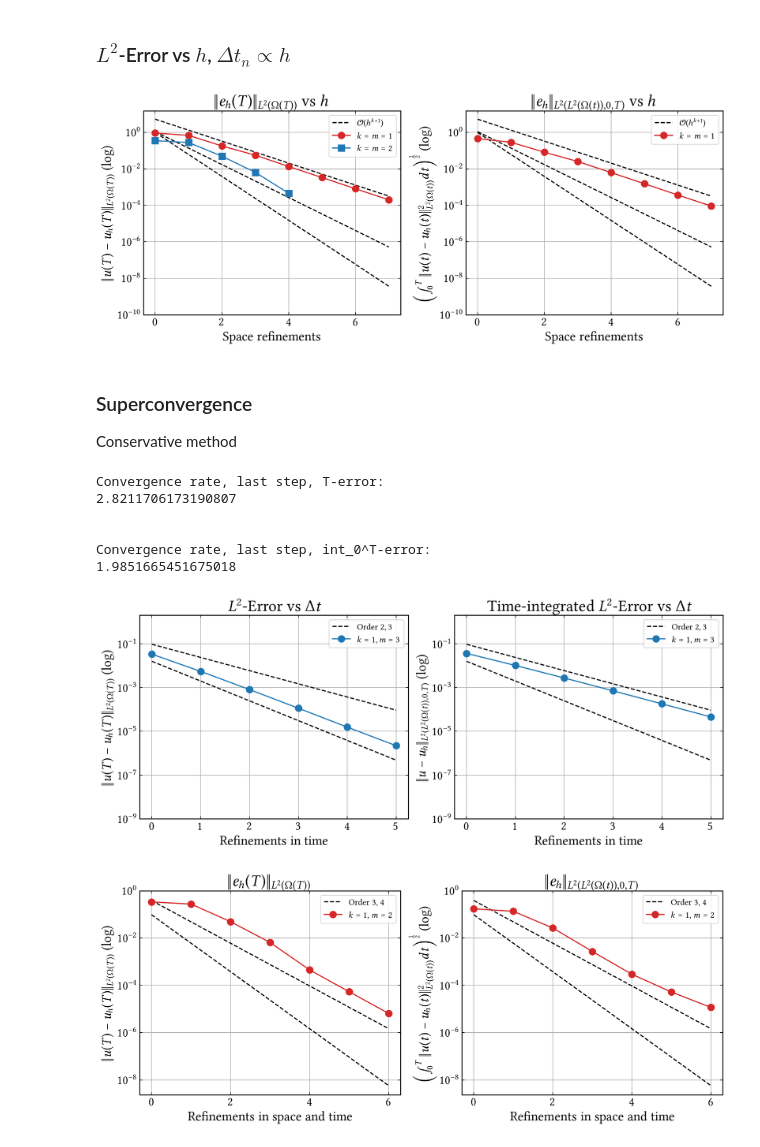
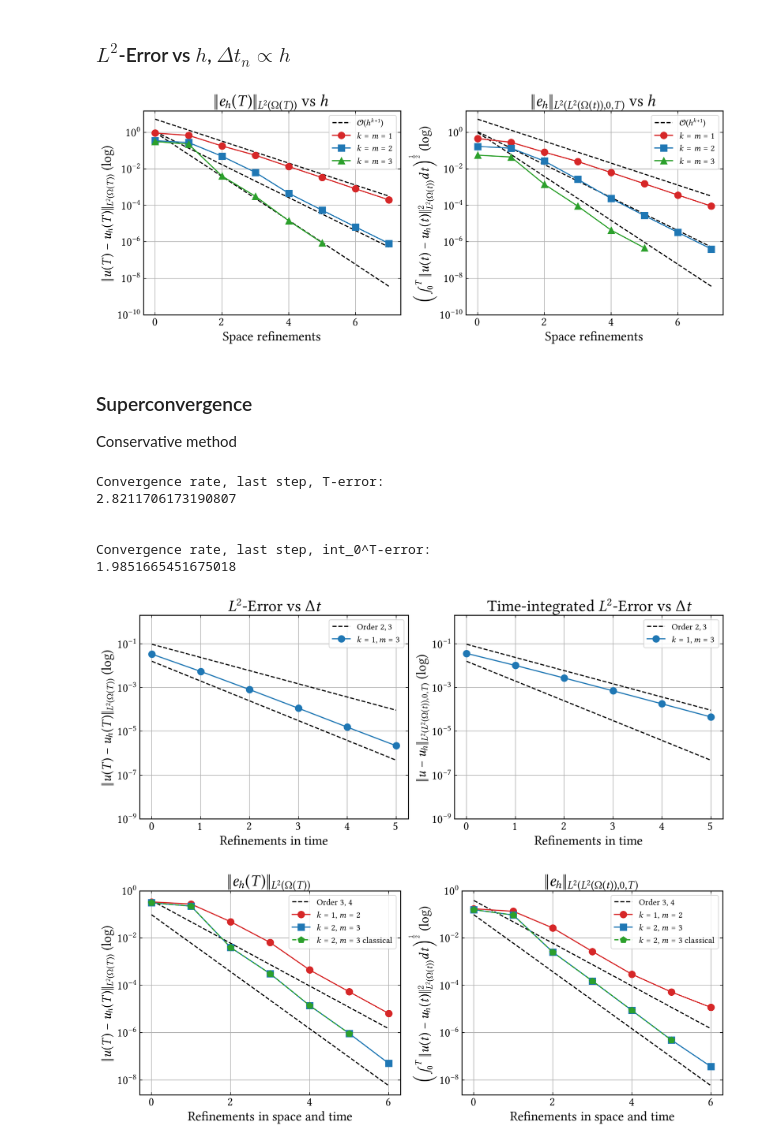
Before and after one commit to CutFEM/CutFEM-Library, a Jupyter notebook: notebook/convection_diffusion/kite.ipynb, the cells around one changed output. Drawn from its saved outputs; the diff is of its cells as text; code cells hidden in the pictures.

```diff
--- a/notebook/convection_diffusion/kite.ipynb
+++ b/notebook/convection_diffusion/kite.ipynb
@@ -80,16 +80,14 @@ error_conservative_P1P1_fullstab_T = [0.4582848214356584, 0.2856321446808385, 0.
 #error_classical_P1P1_macro =
 #error_conservative_P1P1_macro =
 
-
-### running on nine
-error_conservative_P2P2_fullstab = [0.3496442462945047, 0.2770147578588356, 0.04908378344162027, 0.006413251167785278, 0.0004576717349585079]
-#error_conservative_P2P2_fullstab_T = ### same
+error_conservative_P2P2_fullstab = [0.3496442462945067, 0.2770147578588354, 0.04908378344162034, 0.006413251167785013, 0.0004576717349585284, 5.429622963486653e-05, 6.579099193449326e-06, 8.169415114955786e-07]
+error_conservative_P2P2_fullstab_T = [0.1695454054592171, 0.1353596329033109, 0.02672786319383531, 0.002675553338593597, 0.0002373537442938859, 2.735960737724968e-05, 3.287539339430602e-06, 4.076673719933756e-07]
 
 # N = 9 in space and time, tau = 0.05
-#error_conservative_P3P3_fullstab = ### running on eight
+#error_conservative_P3P3_fullstab = ### running for 8 iterations on eight
 #error_conservative_P3P3_fullstab_T = ### same
-
-
+error_conservative_P3P3_fullstab = [0.3141849015999858, 0.2254248413911485, 0.004043646246458325, 0.0003154892853603781, 1.420536615053008e-05, 8.8924e-07]
+error_conservative_P3P3_fullstab_T = [0.05630564443765843, 0.0445709428814355, 0.001431549500903281, 9.07845289400755e-05, 4.377541191166081e-06, np.sqrt(2.14758e-13)]
 
 h = [0.9, 0.45, 0.225, 0.1125, 0.05625, 0.028125, 0.0140625, 0.00703125]
 dT = [0.25, 0.125, 0.0625, 0.03125, 0.015625, 0.0078125, 0.00390625, 0.001953125]
@@ -104,13 +102,12 @@ ax1.semilogy(ih, 1.5*np.power(h, 3), linestyle="--", color="black")
 ax1.semilogy(ih, 1.5*np.power(h, 4), linestyle="--", color="black")
 
 
-
-
 # ax1.loglog(h, 4.*np.power(h, 3), linestyle="--", color="black")
 # ax1.loglog(h, 4*np.power(h, 4),label=r"Order $3, 4$", linestyle="--", color="black")
 
 ax1.semilogy(ih, error_conservative_P1P1_fullstab, label= r"$k=m=1$", marker='o', markersize=9, linestyle="-", color="C3")
-ax1.semilogy(ih[:-3], error_conservative_P2P2_fullstab, label= r"$k=m=2$", marker='s', markersize=9, linestyle="-", color="C0")
+ax1.semilogy(ih, error_conservative_P2P2_fullstab, label= r"$k=m=2$", marker='s', markersize=9, linestyle="-", color="C0")
+ax1.semilogy(ih[:6], error_conservative_P3P3_fullstab, label= r"$k=m=3$", marker='^', markersize=9, linestyle="-", color="C2")
 
 #ax1.loglog(h, error_classical_P1P1, label= r"Non-conservative", marker='o', markersize=9, linestyle=(0, (5,7)), color="C3")
 
@@ -132,7 +129,8 @@ ax2.semilogy(ih, 1.5*np.power(h, 4), linestyle="--", color="black")
 # ax2.loglog(h, 4*np.power(h, 4),label=r"Order $3, 4$", linestyle="--", color="black")
 
 ax2.semilogy(ih, error_conservative_P1P1_fullstab_T, label= r"$k=m=1$", marker='o', markersize=9, linestyle="-", color="C3")
-#ax2.semilogy(ih, error_conservative_P2P2_fullstab_T, label= r"$k=m=2$", marker='s', markersize=9, linestyle="-", color="C0")
+ax2.semilogy(ih, error_conservative_P2P2_fullstab_T, label= r"$k=m=2$", marker='s', markersize=9, linestyle="-", color="C0")
+ax2.semilogy(ih[:6], error_conservative_P3P3_fullstab_T, label= r"$k=m=3$", marker='^', markersize=9, linestyle="-", color="C2")
 
 ax2.set_xticks([0, 2, 4, 6])
 ax2.set_yticks([1e-10, 1e-8, 1e-6, 1e-4, 1e-2, 1e0])
@@ -145,7 +143,7 @@ ax2.grid()
 fig.tight_layout()
 plt.show()
 # %% [output]
-[figure, old version]
+[figure, new version]
 # %% [markdown]
 ### Superconvergence
 Conservative method
@@ -185,7 +183,7 @@ Conservative method
 # m = 2k + 1
 
 
-# P1Poly x P3, h = 0.025, Nspace = 8, Ntime = 5 #### running on ross
+# P1Poly x P3, h = 0.025, Nspace = 8, Ntime = 5
 error_P1Poly = [0.0331589713159257, 0.005388076858008533, 0.0007993512830396838, 0.0001123917094427442, 1.543685409022662e-05, 2.184247365215758e-06]
 error_P1Poly_T = [0.03589802252522702, 0.01008813903000439, 0.002697192264315159, 0.0006998836379517722, 0.0001784750285205032, 4.507988334633133e-05]
 
@@ -249,14 +247,16 @@ plt.show()
 # tau = 0.05, T=0.5
 
 # Case kt = 1: Nspace = 6, Ntime = 5
-# Case kt = 2: Nspace = 8, Ntime = 7
-
 error_conservative_P1P2_fullstab = [0.3396851453378358, 0.2756543057662235, 0.0496269183269178, 0.006555460862581108, 0.0004546034620368424, 5.43146853907725e-05, 6.586216361909732e-06]
 error_conservative_P1P2_fullstab_T = [0.1737464056239169, 0.1361041939243647, 0.02688518512051311, 0.002734168794006753, 0.0002978288682752793, 5.274583756629536e-05, 1.179632128309616e-05]
 
-#error_conservative_P2P3_fullstab =
-#error_conservative_P2P3_fullstab_T =
+# Case kt = 2: Nspace = 8, Ntime = 7
+error_conservative_P2P3_fullstab = [0.3123795561369966, 0.2252312112535469, 0.004044974654120995, 0.0003153764750238567, 1.41904643751841e-05, 9.391911744873021e-07, 5.101954474656647e-08]
+error_conservative_P2P3_fullstab_T = [0.1596758510198282, 0.09445067656010181, 0.002564018934040176, 0.0001551391577753607, 8.831602729348992e-06, 4.940167015221187e-07, 3.723702249737132e-08]
 
+#### running on ross!!!!
+error_classical_P2P3_fullstab = [0.3123800273945472, 0.225231248265758, 0.004044976637693784, 0.0003153794557280313, 1.419045379683545e-05, 9.391894839819484e-07]
+error_classical_P2P3_fullstab_T = [0.1596778650280721, 0.09445061610482815, 0.002564027142674637, 0.0001551617565278939, 8.831208268447421e-06, 4.919578118752475e-07]
 
 
 it = np.arange(0,7)
@@ -271,39 +271,41 @@ fig, (ax1, ax2) = plt.subplots(1, 2, figsize=(12, 5))
 ax1.semilogy(it, 2.5e1*np.power(dt, 3), linestyle="--", color="black",label=r"Order $3$, $4$")
 ax1.semilogy(it, 2.5e1*np.power(dt, 4), linestyle="--", color="black")
 ax1.semilogy(it, error_conservative_P1P2_fullstab, label= r"$k=1$, $m=2$", marker='o', markersize=9, linestyle="-", color="C3")
-#ax1.semilogy(it, error_conservative_P2P3_fullstab, label= r"$k=2$, $m=3$", marker='s', markersize=9, linestyle="-", color="C0")
+ax1.semilogy(it, error_conservative_P2P3_fullstab, label= r"$k=2$, $m=3$", marker='s', markersize=9, linestyle="-", color="C0")
+ax1.semilogy(it[:-1], error_classical_P2P3_fullstab, label= r"$k=2$, $m=3$ classical", marker='p', markersize=9, linestyle="--", color="C2")
 
 ax1.set_xticks([0, 2, 4, 6])
 ax1.set_yticks([1e-8, 1e-6, 1e-4, 1e-2, 1e0])
 ax1.set_xlabel(r"Refinements in space and time")
 ax1.tick_params(axis='both', which='major')
 ax1.set_ylabel(r"$\|u(T)-u_h(T)\|_{L^2(\Omega(T))}$ (log)")
 ax1.set_title(r"$\|e_h(T)\|_{L^2(\Omega(T))}$")
 ax1.legend()
 ax1.grid()
 
 
 ax2.semilogy(it, 2.5e1*np.power(dt, 3), linestyle="--", color="black",label=r"Order $3$, $4$")
 ax2.semilogy(it, 2.5e1*np.power(dt, 4), linestyle="--", color="black")
 ax2.semilogy(it, error_conservative_P1P2_fullstab_T, label= r"$k=1$, $m=2$", marker='o', markersize=9, linestyle="-", color="C3")
-#ax2.semilogy(it, error_conservative_P2P3_fullstab, label= r"$k=2$, $m=3$", marker='s', markersize=9, linestyle="-", color="C0")
+ax2.semilogy(it, error_conservative_P2P3_fullstab_T, label= r"$k=2$, $m=3$", marker='s', markersize=9, linestyle="-", color="C0")
+ax2.semilogy(it[:-1], error_classical_P2P3_fullstab_T, label= r"$k=2$, $m=3$ classical", marker='p', markersize=9, linestyle="--", color="C2")
 
 ax2.set_xticks([0, 2, 4, 6])
 ax2.set_yticks([1e-8, 1e-6, 1e-4, 1e-2, 1e0])
 ax2.set_xlabel(r"Refinements in space and time")
 ax2.tick_params(axis='both', which='major')
 ax2.set_ylabel(r"\Big($\int_0^T\|u(t)-u_h(t)\|^2_{L^2(\Omega(t))}dt\Big)^{\frac{1}{2}}$ (log)")
 ax2.set_title(r"$\|e_h\|_{L^2(L^2(\Omega(t)), 0, T)}$")
 ax2.legend()
 ax2.grid()
 fig.tight_layout()
 plt.show()
 # %% [output]
 Convergence rate, last step, T-error:
 2.8211706173190807
 
 
 Convergence rate, last step, int_0^T-error:
 1.9851665451675018
 [figure]
-[figure, old version]
+[figure, new version]
```
